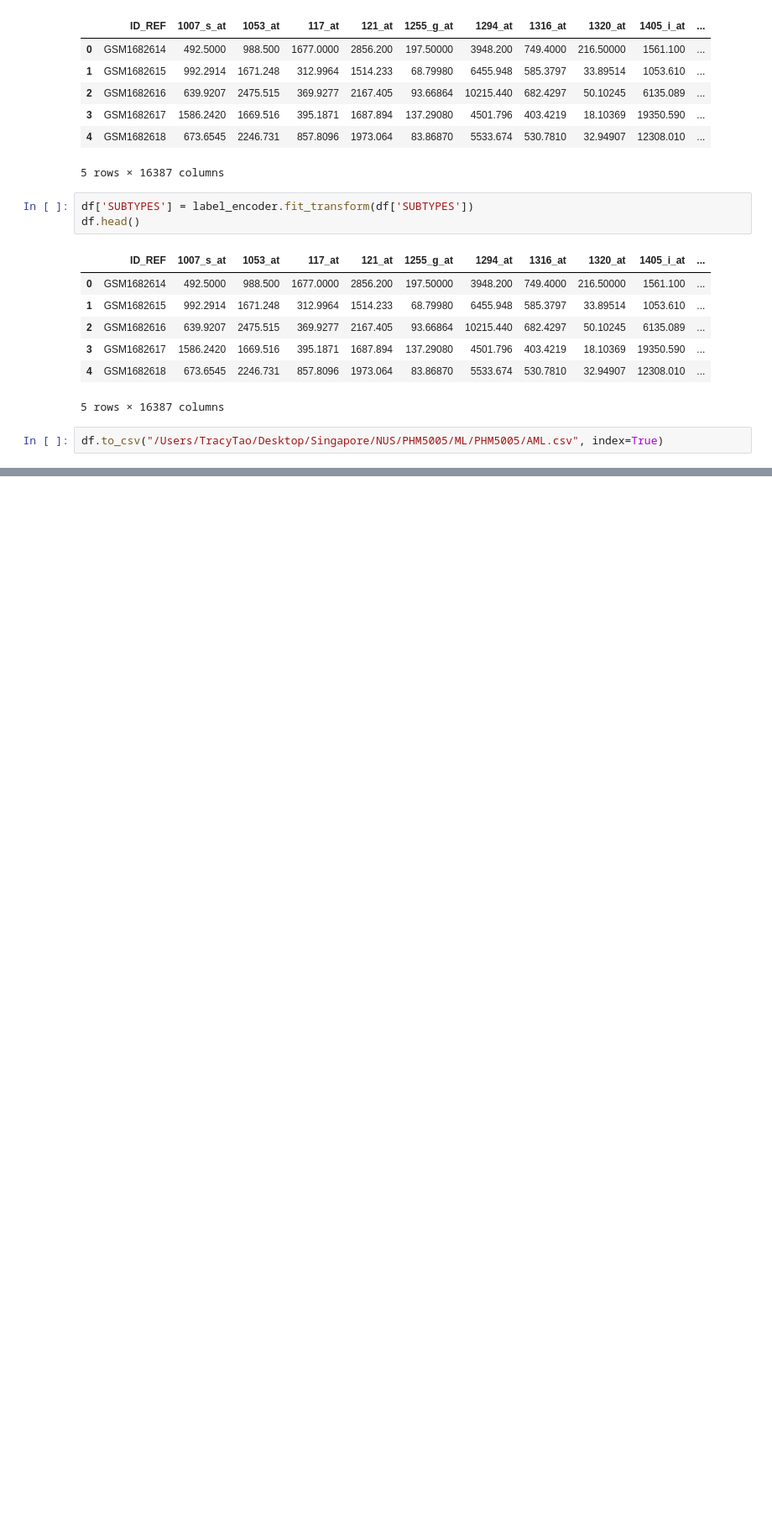
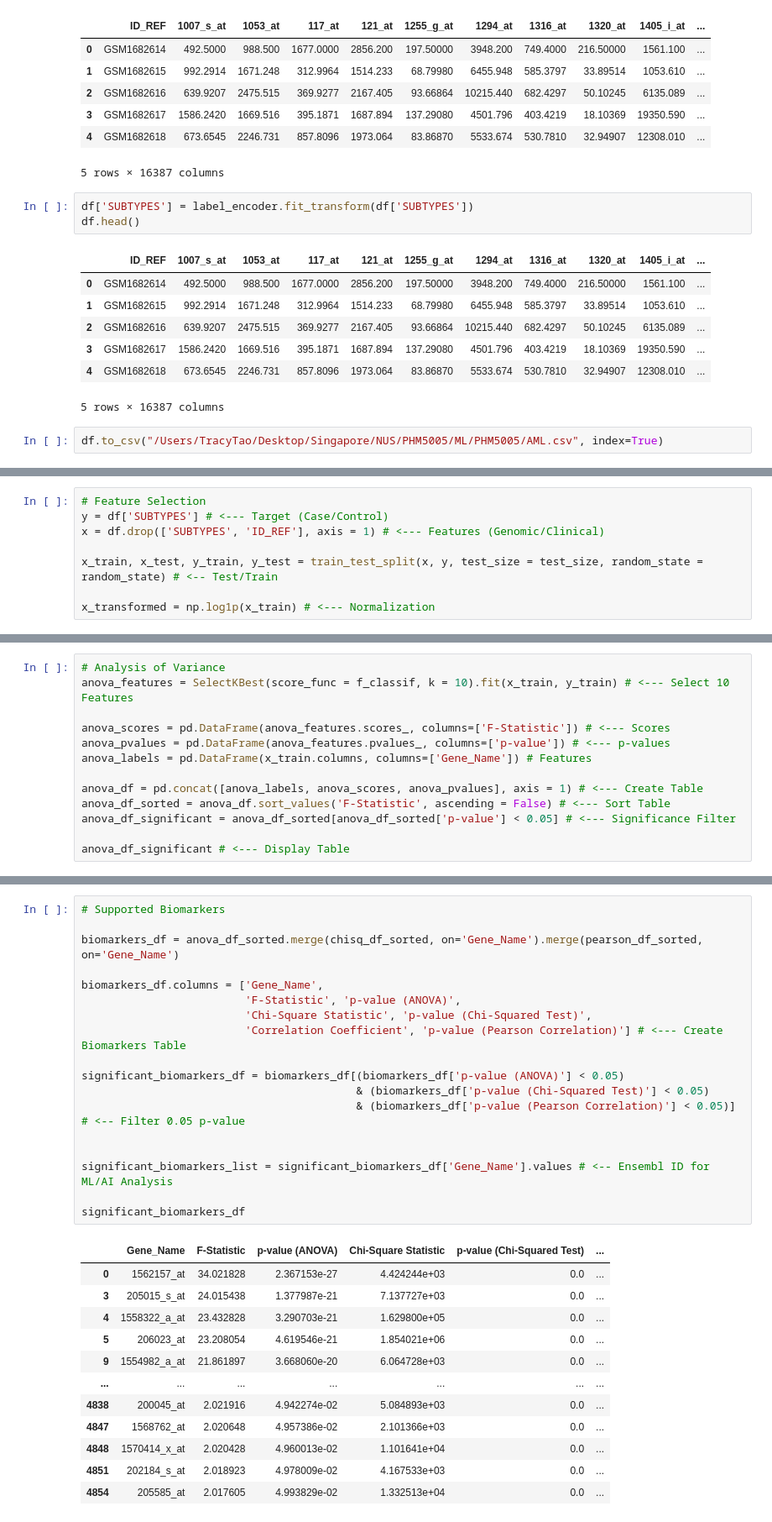
Before and after one commit to MsTao-68/PHM5005, a Jupyter notebook: AML.ipynb, the cells around one changed output, grey strips where cells are left out. Shown at 84% size. Saved outputs shown, nothing was run; the diff lists cells and outputs as text; blank space fills up the shorter version.

```diff
--- a/AML.ipynb
+++ b/AML.ipynb
@@ -58,0 +102,8 @@ df.to_csv("/Users/TracyTao/Desktop/Singapore/NUS/PHM5005/ML/PHM5005/AML.csv", in
+# %%
+# Feature Selection
+y = df['SUBTYPES'] # <--- Target (Case/Control)
+x = df.drop(['SUBTYPES', 'ID_REF'], axis = 1) # <--- Features (Genomic/Clinical)
+
+x_train, x_test, y_train, y_test = train_test_split(x, y, test_size = test_size, random_state = random_state) # <-- Test/Train
+
+x_transformed = np.log1p(x_train) # <--- Normalization
@@ -58,0 +168,13 @@ df.to_csv("/Users/TracyTao/Desktop/Singapore/NUS/PHM5005/ML/PHM5005/AML.csv", in
+# %%
+# Analysis of Variance
+anova_features = SelectKBest(score_func = f_classif, k = 10).fit(x_train, y_train) # <--- Select 10 Features
+
+anova_scores = pd.DataFrame(anova_features.scores_, columns=['F-Statistic']) # <--- Scores
+anova_pvalues = pd.DataFrame(anova_features.pvalues_, columns=['p-value']) # <--- p-values
+anova_labels = pd.DataFrame(x_train.columns, columns=['Gene_Name']) # Features
+
+anova_df = pd.concat([anova_labels, anova_scores, anova_pvalues], axis = 1) # <--- Create Table
+anova_df_sorted = anova_df.sort_values('F-Statistic', ascending = False) # <--- Sort Table
+anova_df_significant = anova_df_sorted[anova_df_sorted['p-value'] < 0.05] # <--- Significance Filter
+
+anova_df_significant # <--- Display Table
@@ -58,0 +214,31 @@ df.to_csv("/Users/TracyTao/Desktop/Singapore/NUS/PHM5005/ML/PHM5005/AML.csv", in
+# %%
+# Supported Biomarkers
+
+biomarkers_df = anova_df_sorted.merge(chisq_df_sorted, on='Gene_Name').merge(pearson_df_sorted, on='Gene_Name')
+
+biomarkers_df.columns = ['Gene_Name',
+                         'F-Statistic', 'p-value (ANOVA)',
+                         'Chi-Square Statistic', 'p-value (Chi-Squared Test)',
+                         'Correlation Coefficient', 'p-value (Pearson Correlation)'] # <--- Create Biomarkers Table
+
+significant_biomarkers_df = biomarkers_df[(biomarkers_df['p-value (ANOVA)'] < 0.05)
+                                          & (biomarkers_df['p-value (Chi-Squared Test)'] < 0.05)
+                                          & (biomarkers_df['p-value (Pearson Correlation)'] < 0.05)] # <-- Filter 0.05 p-value
+
+
+significant_biomarkers_list = significant_biomarkers_df['Gene_Name'].values # <-- Ensembl ID for ML/AI Analysis
+
+significant_biomarkers_df
+# %% [output]
+|  | Gene_Name | F-Statistic | p-value (ANOVA) | Chi-Square Statistic | p-value (Chi-Squared Test) | ... |
+| 0 | 1562157_at | 34.021828 | 2.367153e-27 | 4.424244e+03 | 0.0 | ... |
+| 3 | 205015_s_at | 24.015438 | 1.377987e-21 | 7.137727e+03 | 0.0 | ... |
+| 4 | 1558322_a_at | 23.432828 | 3.290703e-21 | 1.629800e+05 | 0.0 | ... |
+| 5 | 206023_at | 23.208054 | 4.619546e-21 | 1.854021e+06 | 0.0 | ... |
+| 9 | 1554982_a_at | 21.861897 | 3.668060e-20 | 6.064728e+03 | 0.0 | ... |
+| ... | ... | ... | ... | ... | ... | ... |
+| 4838 | 200045_at | 2.021916 | 4.942274e-02 | 5.084893e+03 | 0.0 | ... |
+| 4847 | 1568762_at | 2.020648 | 4.957386e-02 | 2.101366e+03 | 0.0 | ... |
+| 4848 | 1570414_x_at | 2.020428 | 4.960013e-02 | 1.101641e+04 | 0.0 | ... |
+| 4851 | 202184_s_at | 2.018923 | 4.978009e-02 | 4.167533e+03 | 0.0 | ... |
+| 4854 | 205585_at | 2.017605 | 4.993829e-02 | 1.332513e+04 | 0.0 | ... |
```
Also changed, not shown: parts of 11 cells of this notebook, 1 other file.
